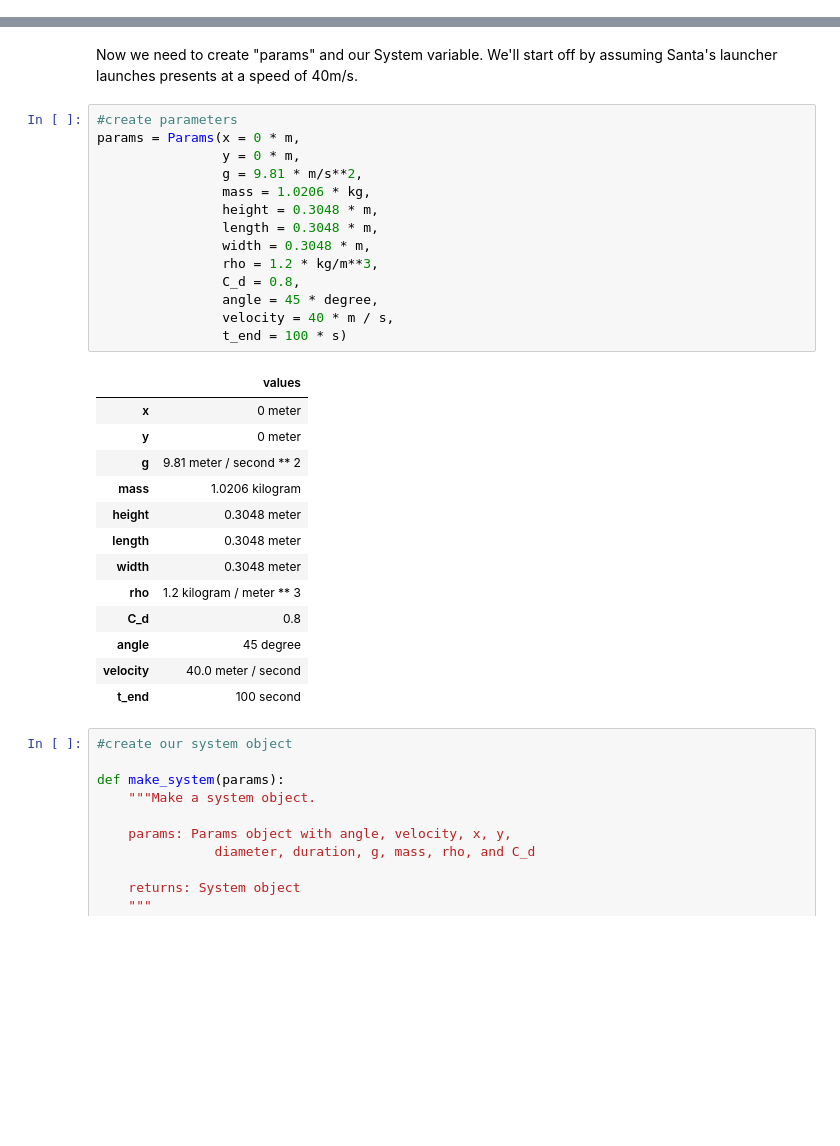
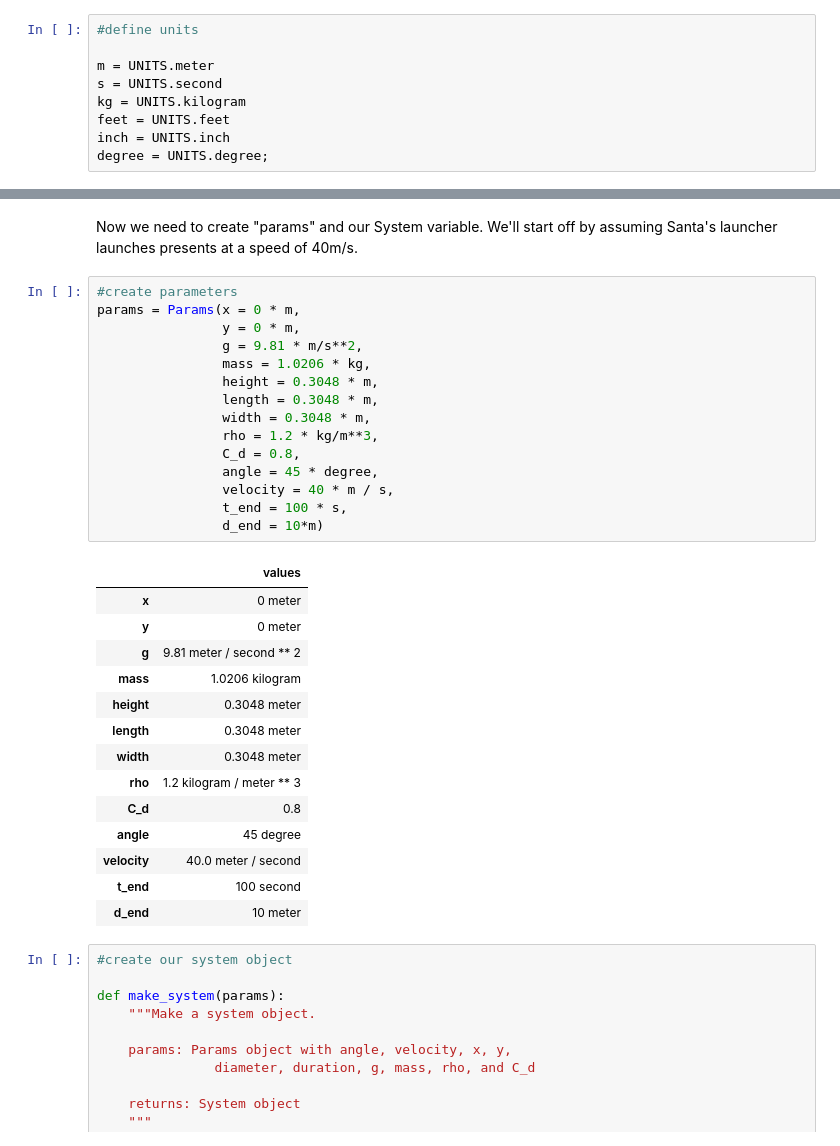
Before and after one commit to megku4u/ModSimPy, a Jupyter notebook: code/Project 3.ipynb, the cells around one changed output, grey strips where cells are left out. Drawn from its saved outputs; the diff is of its cells as text; blank space fills up the shorter version.

```diff
--- a/code/Project 3.ipynb
+++ b/code/Project 3.ipynb
@@ -27,3 +18,12 @@ degree = UNITS.degree;
+# %%
+#define units
+
+m = UNITS.meter
+s = UNITS.second
+kg = UNITS.kilogram
+feet = UNITS.feet
+inch = UNITS.inch
+degree = UNITS.degree;
 # %% [markdown]
 Here are the heights of Olin's five buildings, according to the building plans.
 # %%
@@ -47,31 +47,33 @@ Now we need to create "params" and our System variable.  We'll start off by assu
 # %%
 #create parameters
 params = Params(x = 0 * m,
                 y = 0 * m,
                 g = 9.81 * m/s**2,
                 mass = 1.0206 * kg,
                 height = 0.3048 * m,
                 length = 0.3048 * m,
                 width = 0.3048 * m,
                 rho = 1.2 * kg/m**3,
                 C_d = 0.8,
                 angle = 45 * degree,
                 velocity = 40 * m / s,
-                t_end = 100 * s)
+                t_end = 100 * s,
+                d_end = 10*m)
 # %% [output]
 |  | values |
 | x | 0 meter |
 | y | 0 meter |
 | g | 9.81 meter / second ** 2 |
 | mass | 1.0206 kilogram |
 | height | 0.3048 meter |
 | length | 0.3048 meter |
 | width | 0.3048 meter |
 | rho | 1.2 kilogram / meter ** 3 |
 | C_d | 0.8 |
 | angle | 45 degree |
 | velocity | 40.0 meter / second |
 | t_end | 100 second |
+| d_end | 10 meter |
 # %%
 #create our system object
 
```
Also changed, not shown: parts of 10 cells of this notebook.
